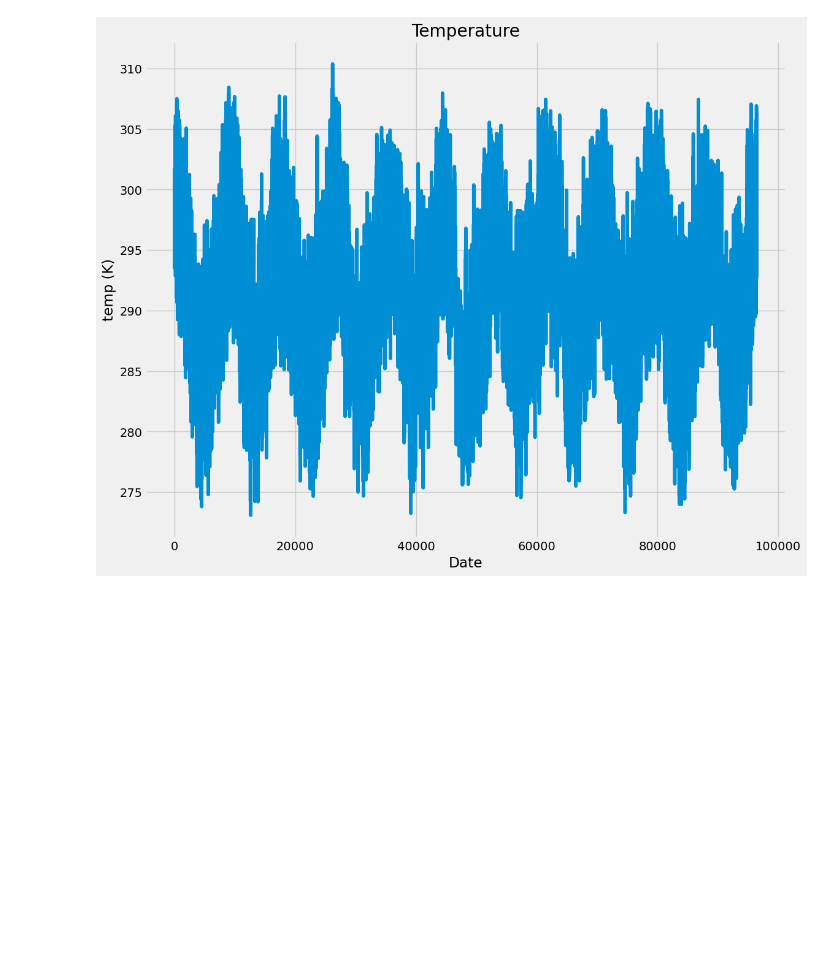
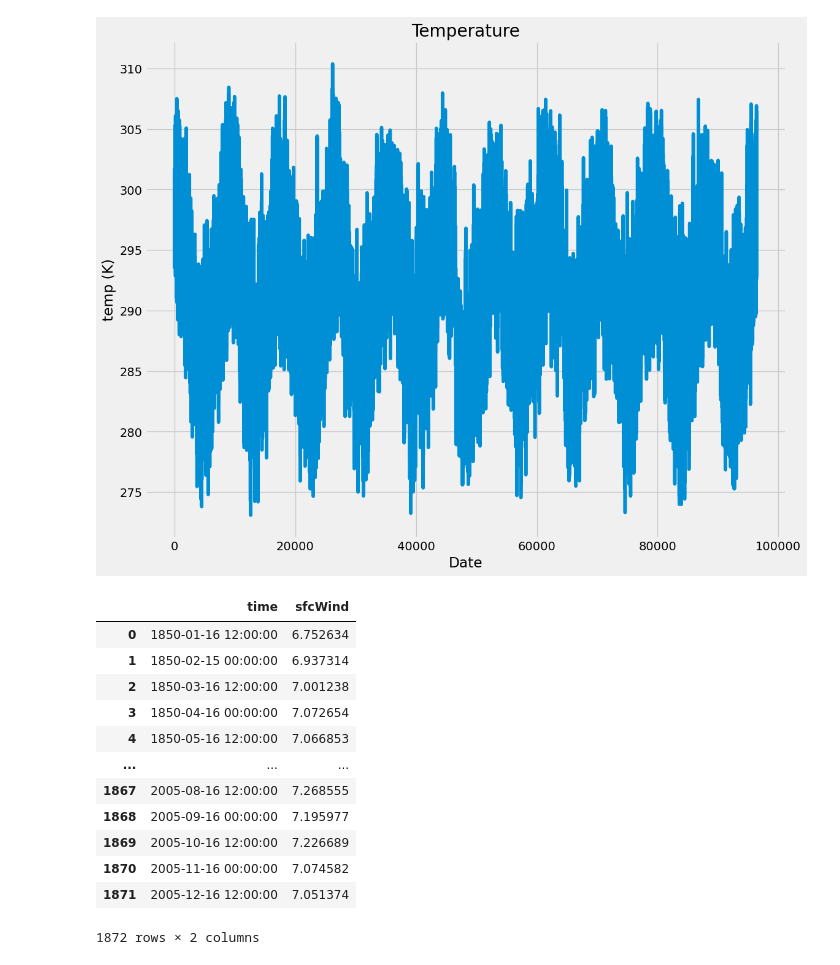
Before and after one commit to nachalca/FSE_extremos, a Jupyter notebook: StageL2/First try.ipynb, the cells around one changed output. Drawn from its saved outputs; the diff is of its cells as text; code cells hidden in the pictures; blank space fills up the shorter version.

Commit message:
Merge of 2 dataframes updated

```diff
--- a/StageL2/First try.ipynb
+++ b/StageL2/First try.ipynb
@@ -101,3 +101,37 @@ plt.plot(df["temp"])
 # %% [output]
 [<matplotlib.lines.Line2D at 0x...>]
 [figure]
+# %%
+# worked with 2 nc files from Copernicus datasets;
+
+f = xr.open_dataset("~/sfcWind_Amon_CanESM2_historical_r1i1p1_185001-200512.nc")
+f1 = xr.open_dataset("~/tas_day_CSIRO-Mk3-6-0_amip_r1i1p1_19990101-20091231.nc")
+# %%
+df = pd.DataFrame()
+df1 = pd.DataFrame()
+
+timeIndex = f.indexes["time"].to_datetimeindex()
+timeIndex1 = f1.indexes["time"].to_datetimeindex()
+
+df["time"] = timeIndex
+df1["time"] = timeIndex1
+
+df['sfcWind'] = f.sfcWind.mean(dim=["lat", "lon"])
+df1['tas'] = f1.tas.mean(dim=['lat', 'lon'])
+df.set_index("time")
+# output of the 1st dataset;
+df
+# %% [output]
+|  | time | sfcWind |
+| 0 | 1850-01-16 12:00:00 | 6.752634 |
+| 1 | 1850-02-15 00:00:00 | 6.937314 |
+| 2 | 1850-03-16 12:00:00 | 7.001238 |
+| 3 | 1850-04-16 00:00:00 | 7.072654 |
+| 4 | 1850-05-16 12:00:00 | 7.066853 |
+| ... | ... | ... |
+| 1867 | 2005-08-16 12:00:00 | 7.268555 |
+| 1868 | 2005-09-16 00:00:00 | 7.195977 |
+| 1869 | 2005-10-16 12:00:00 | 7.226689 |
+| 1870 | 2005-11-16 00:00:00 | 7.074582 |
+| 1871 | 2005-12-16 12:00:00 | 7.051374 |
+1872 rows × 2 columns
```
Also changed, not shown: parts of 3 cells of this notebook.
